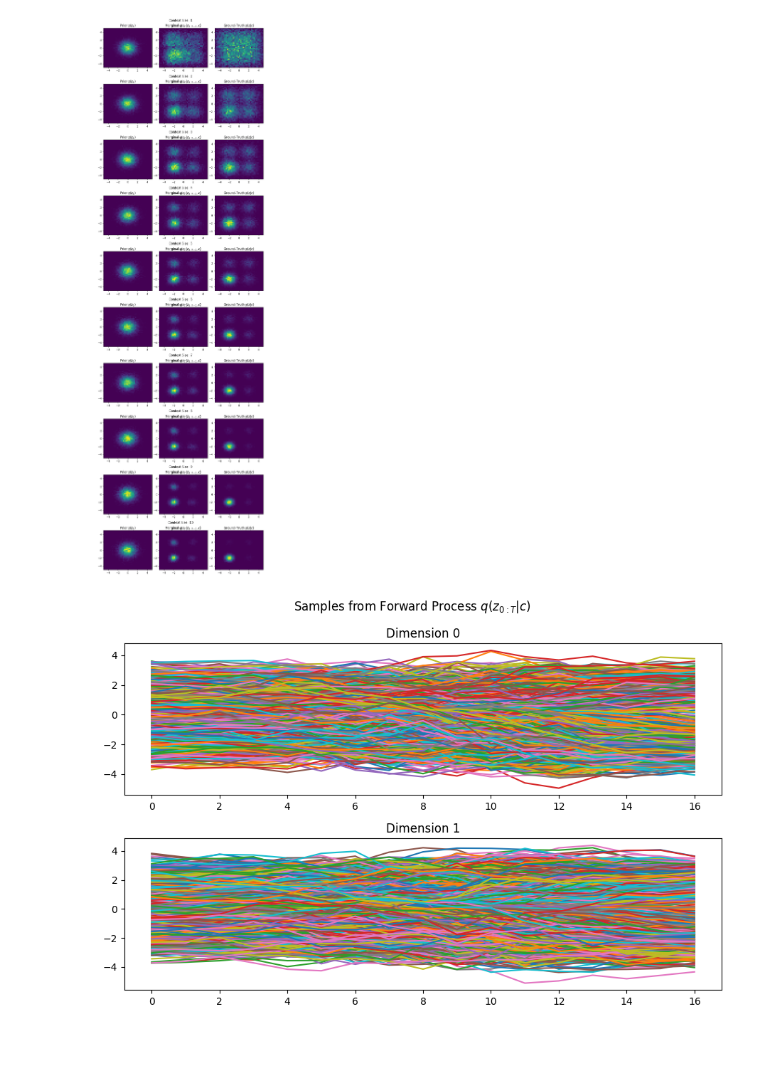
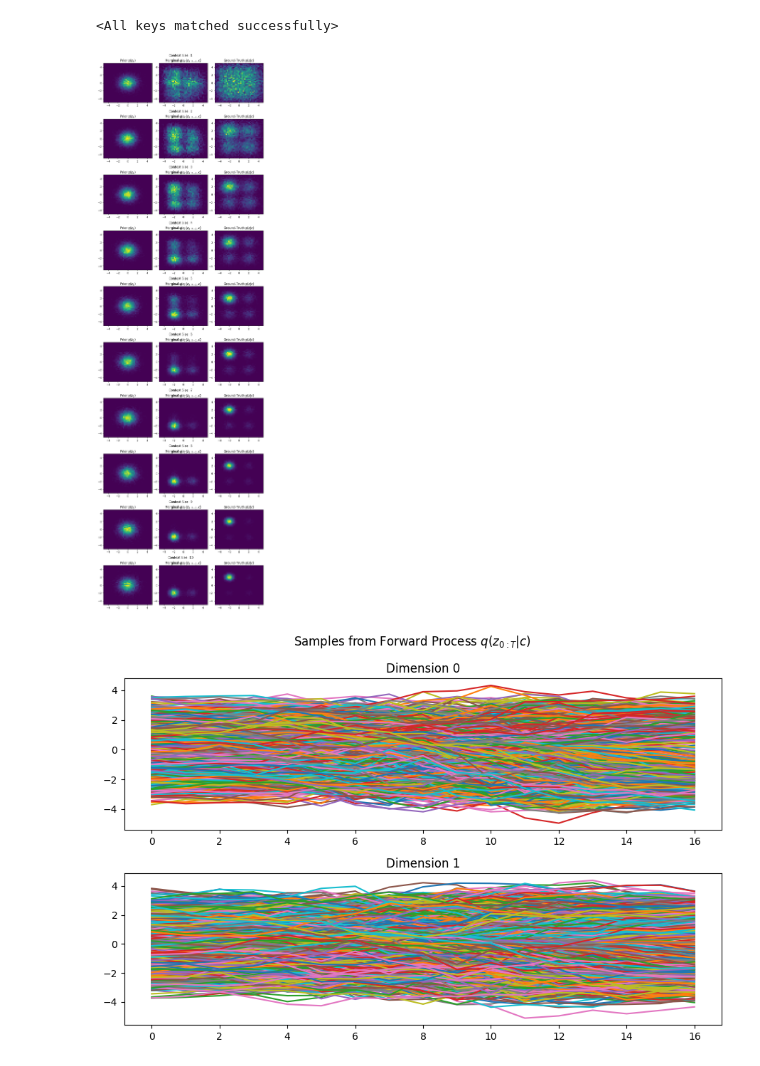
Before and after one commit to ChickNCurry/dvi-for-bml, a Jupyter notebook: contextual-dvi/exp_2d.ipynb, the cells around one changed output. Saved outputs shown, nothing was run; the diff lists cells and outputs as text; code cells hidden in the pictures.

Commit message:
update control function

```diff
--- a/contextual-dvi/exp_2d.ipynb
+++ b/contextual-dvi/exp_2d.ipynb
@@ -33,21 +33,30 @@ config = Config()
 dataset = ContextDataset(size=config.size, c_dim=config.c_dim, max_context_size=10, sampling_factor=4, variably_sized_context=True)
 dataloader = DataLoader(dataset, batch_size=config.batch_size, shuffle=True)
 # %%
-score_function = ScoreFunction(
+set_encoder = SetEncoder(
     c_dim=config.c_dim,
+    h_dim=config.h_dim,
+    num_layers=config.num_layers,
+    non_linearity=config.non_linearity,
+    is_attentive=False,
+    aggregation="mean",
+    max_context_size=dataset.max_context_size
+)
+
+control_function = ControlFunction(
     h_dim=config.h_dim,
     z_dim=config.z_dim,
     num_layers=config.num_layers,
     non_linearity=config.non_linearity,
     num_steps=config.num_steps,
-    variably_sized_context=True
+    set_encoder=set_encoder
 )
 
 dvi_process = DIS(
     device=device,
     z_dim=config.z_dim,
     num_steps=config.num_steps,
-    score_function=score_function
+    control_function=control_function
 ).to(device)
 # %%
 target_constructor = ContextualLatentSpaceGMM
@@ -85,7 +93,8 @@ losses = train(
+# %%
+dvi_process.load_state_dict(torch.load("dvi_2d.pt"))
+# %% [output]
+<All keys matched successfully>
 # %%
-device = torch.device("cpu")
-dvi_process = dvi_process.to(device)
-
 num_samples = 10000
 bins = 40
 plot_range = [(-5, 5), (-5, 5)]
@@ -93,7 +102,7 @@ nrows = dataset.max_context_size
 
 context = dataset.sampling_factor * torch.rand((num_samples, nrows, config.c_dim), device=device)
 context[:, :, 0] = context[:, :, 0] * -1
-context[:, :, 1] = context[:, :, 1] * -1
+context[:, :, 1] = context[:, :, 1] * 1
 
 fig = plt.figure(figsize=(9, 3 * nrows), constrained_layout=True)
 subfigs = fig.subfigures(nrows=nrows, ncols=1)
@@ -102,34 +111,34 @@ for row, subfig in enumerate(subfigs):
 
     subfig.suptitle(f"Context Size: {row + 1}")
     ax = subfig.subplots(nrows=1, ncols=3, width_ratios=[1, 1, 1])
 
     context_size = row + 1
     sub_context = context[:, :context_size, :]
 
     p_z_T = target_constructor(sub_context)
     z_target_samples = p_z_T.sample()
 
     dvi_process.eval()
     with torch.no_grad():
         _, z_samples = dvi_process.run_chain(p_z_T, sub_context.to(device))
 
         z_0_samples = z_samples[0]
         z_T_samples = z_samples[-1]
 
         z_trajectories = [[z[i, :].cpu().numpy() for z in z_samples] for i in range(num_samples)]
 
     ax[0].hist2d(z_0_samples[:, 0], z_0_samples[:, 1], bins=bins, range=plot_range)
     ax[0].set_title("Prior $q(z_0)$")
 
     ax[1].hist2d(z_T_samples[:, 0], z_T_samples[:, 1], bins=bins, range=plot_range)
     ax[1].set_title("Marginal $q(z_T|z_{0:T-1},c)$")
 
     ax[2].hist2d(z_target_samples[:, 0], z_target_samples[:, 1], bins=bins, range=plot_range)
     ax[2].set_title("Ground-Truth $p(z|c)$")
 
 plt.show()
 # %% [output]
-[figure, old version]
+[figure, new version]
 # %%
 fig, ax = plt.subplots(2, 1, figsize=(9, 6))
 
```
Also changed, not shown: parts of 5 cells of this notebook, 3 other files.
